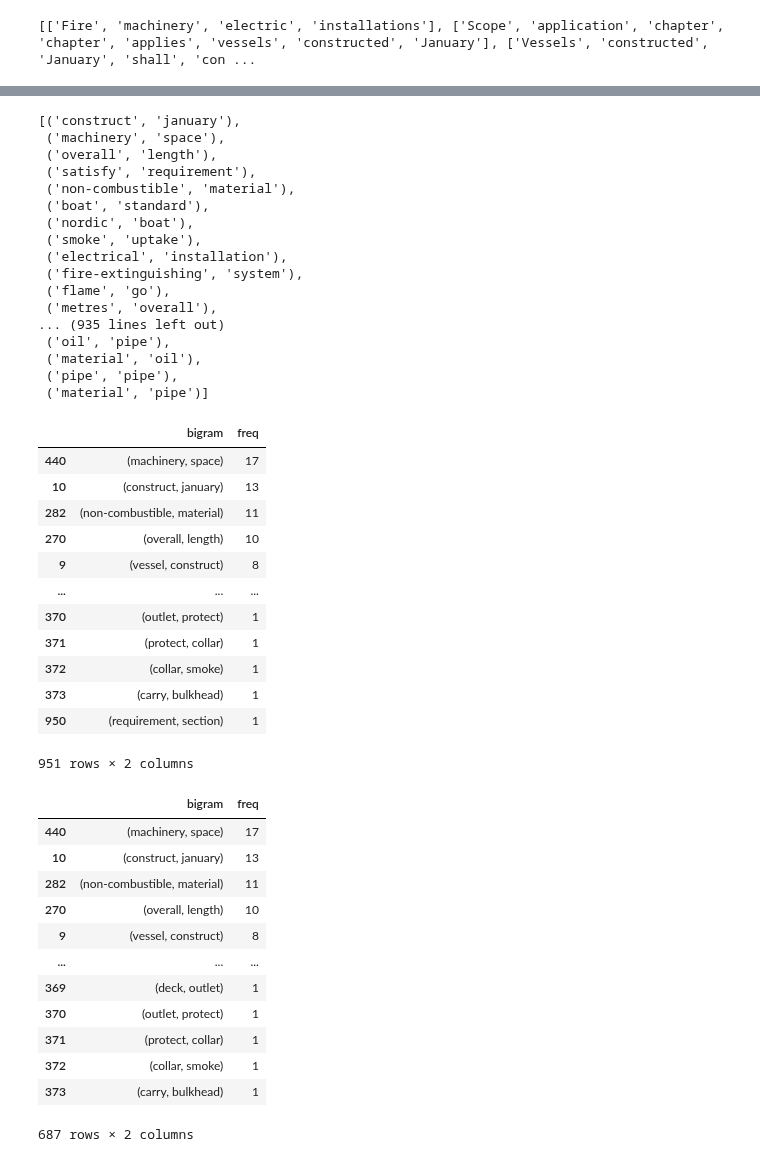
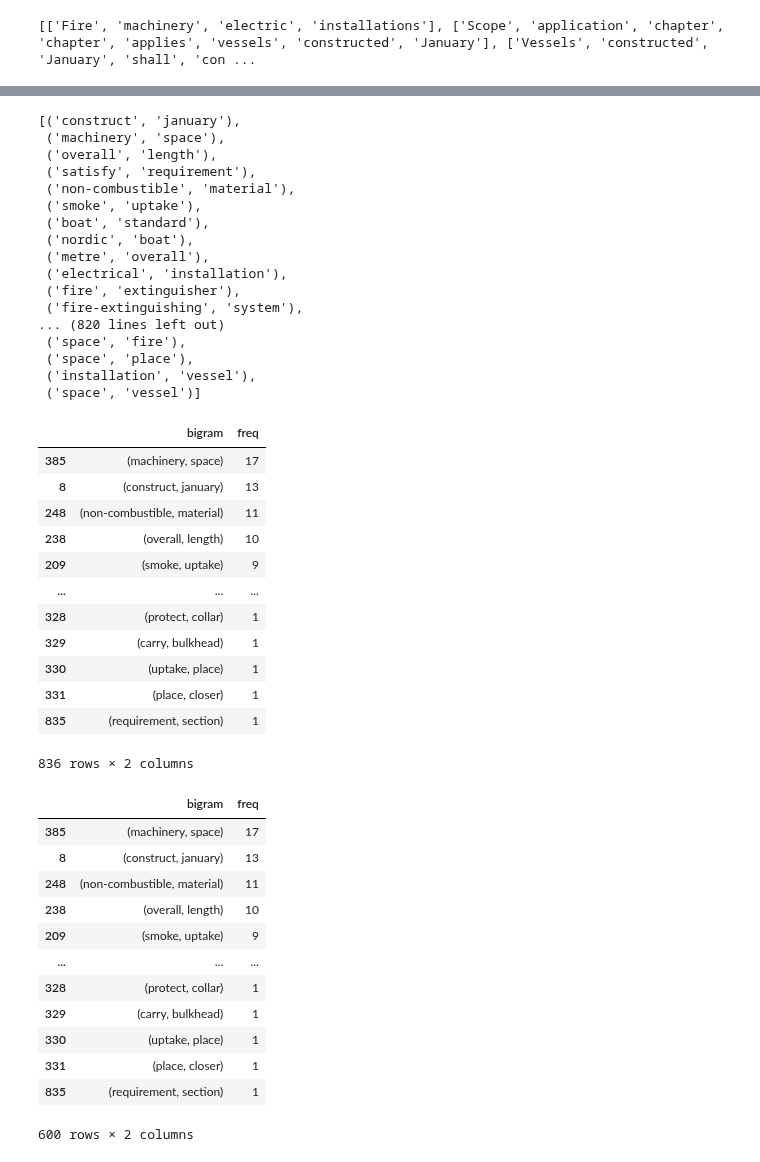
Before and after one commit to christianfosli/NLP_PoC, a Jupyter notebook: NLP Python Jupyter Notebooks/Get nouns - Two words/Get nouns - Two words.ipynb, the cells around one changed output, grey strips where cells are left out. Cells and saved outputs as stored; diff of their text form; code cells hidden in the pictures.

Commit message:
Optimized bigram finder to only look for words within each sentence. #1

```diff
--- a/NLP Python Jupyter Notebooks/Get nouns - Two words/Get nouns - Two words.ipynb
+++ b/NLP Python Jupyter Notebooks/Get nouns - Two words/Get nouns - Two words.ipynb
@@ -396,56 +396,57 @@ bigram_list
 from nltk.collocations import BigramAssocMeasures
 from nltk.collocations import BigramCollocationFinder
 
-bigram_measures = BigramAssocMeasures()
-finder = BigramCollocationFinder.from_words(lemmatized_single_words_without_type)
+bigrams = nltk.collocations.BigramAssocMeasures()
+
+bigramFinder = nltk.collocations.BigramCollocationFinder.from_documents([nltk.word_tokenize(x) for x in lines])
 
 # return the top n-grams with the highest PMI
 #finder.nbest(bigram_measures.likelihood_ratio, 100) # talet er ein limit
-finder.nbest(bigram_measures.likelihood_ratio, 1000)
+bigramFinder.nbest(bigrams.likelihood_ratio, 1000)
 # %% [output]
 [('construct', 'january'),
  ('machinery', 'space'),
  ('overall', 'length'),
  ('satisfy', 'requirement'),
  ('non-combustible', 'material'),
+ ('smoke', 'uptake'),
  ('boat', 'standard'),
  ('nordic', 'boat'),
- ('smoke', 'uptake'),
+ ('metre', 'overall'),
  ('electrical', 'installation'),
+ ('fire', 'extinguisher'),
  ('fire-extinguishing', 'system'),
- ('flame', 'go'),
- ('metres', 'overall'),
-... (935 lines left out)
- ('oil', 'pipe'),
- ('material', 'oil'),
- ('pipe', 'pipe'),
- ('material', 'pipe')]
+... (820 lines left out)
+ ('space', 'fire'),
+ ('space', 'place'),
+ ('installation', 'vessel'),
+ ('space', 'vessel')]
 # %%
 # The simplest method is to rank the most frequent bigrams.
 # Source: https://medium.com/@nicharuch/collocations-identifying-phrases-that-act-like-individual-words-in-nlp-f58a93a2f84a
 
 import pandas as pd
 
 #bigrams
-bigram_freq = finder.ngram_fd.items()
+bigram_freq = bigramFinder.ngram_fd.items()
 bigramFreqTable = pd.DataFrame(list(bigram_freq), columns=['bigram','freq']).sort_values(by='freq', ascending=False)
 bigramFreqTable
 
 # However, a common issue with this is adjacent spaces, stop words, articles, prepositions or pronouns are common and are not meaningful.
 # %% [output]
 |  | bigram | freq |
-| 440 | (machinery, space) | 17 |
-| 10 | (construct, january) | 13 |
-| 282 | (non-combustible, material) | 11 |
-| 270 | (overall, length) | 10 |
-| 9 | (vessel, construct) | 8 |
+| 385 | (machinery, space) | 17 |
+| 8 | (construct, january) | 13 |
+| 248 | (non-combustible, material) | 11 |
+| 238 | (overall, length) | 10 |
+| 209 | (smoke, uptake) | 9 |
 | ... | ... | ... |
-| 370 | (outlet, protect) | 1 |
-| 371 | (protect, collar) | 1 |
-| 372 | (collar, smoke) | 1 |
-| 373 | (carry, bulkhead) | 1 |
-| 950 | (requirement, section) | 1 |
+| 328 | (protect, collar) | 1 |
+| 329 | (carry, bulkhead) | 1 |
+| 330 | (uptake, place) | 1 |
+| 331 | (place, closer) | 1 |
+| 835 | (requirement, section) | 1 |
-951 rows × 2 columns
+836 rows × 2 columns
 # %%
 # To fix this, we filter out for collocations not containing stop words and filter for only the following structures:
 # Bigrams: (Noun, Noun), (Adjective, Noun)
@@ -475,15 +476,15 @@ filtered_bi = bigramFreqTable[bigramFreqTable.bigram.map(lambda x: rightTypes(x)
 filtered_bi
 # %% [output]
 |  | bigram | freq |
-| 440 | (machinery, space) | 17 |
-| 10 | (construct, january) | 13 |
-| 282 | (non-combustible, material) | 11 |
-| 270 | (overall, length) | 10 |
-| 9 | (vessel, construct) | 8 |
+| 385 | (machinery, space) | 17 |
+| 8 | (construct, january) | 13 |
+| 248 | (non-combustible, material) | 11 |
+| 238 | (overall, length) | 10 |
+| 209 | (smoke, uptake) | 9 |
 | ... | ... | ... |
-| 369 | (deck, outlet) | 1 |
-| 370 | (outlet, protect) | 1 |
-| 371 | (protect, collar) | 1 |
-| 372 | (collar, smoke) | 1 |
-| 373 | (carry, bulkhead) | 1 |
+| 328 | (protect, collar) | 1 |
+| 329 | (carry, bulkhead) | 1 |
+| 330 | (uptake, place) | 1 |
+| 331 | (place, closer) | 1 |
+| 835 | (requirement, section) | 1 |
-687 rows × 2 columns
+600 rows × 2 columns
```
Also changed, not shown: parts of 4 cells of this notebook, 1 other file.
